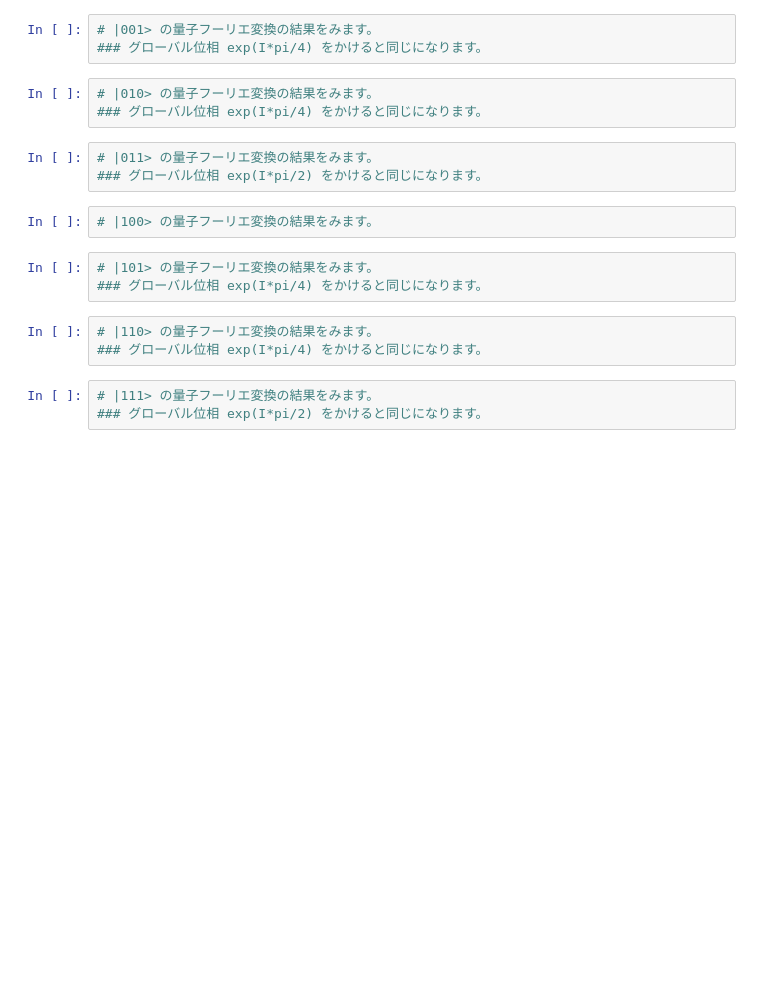
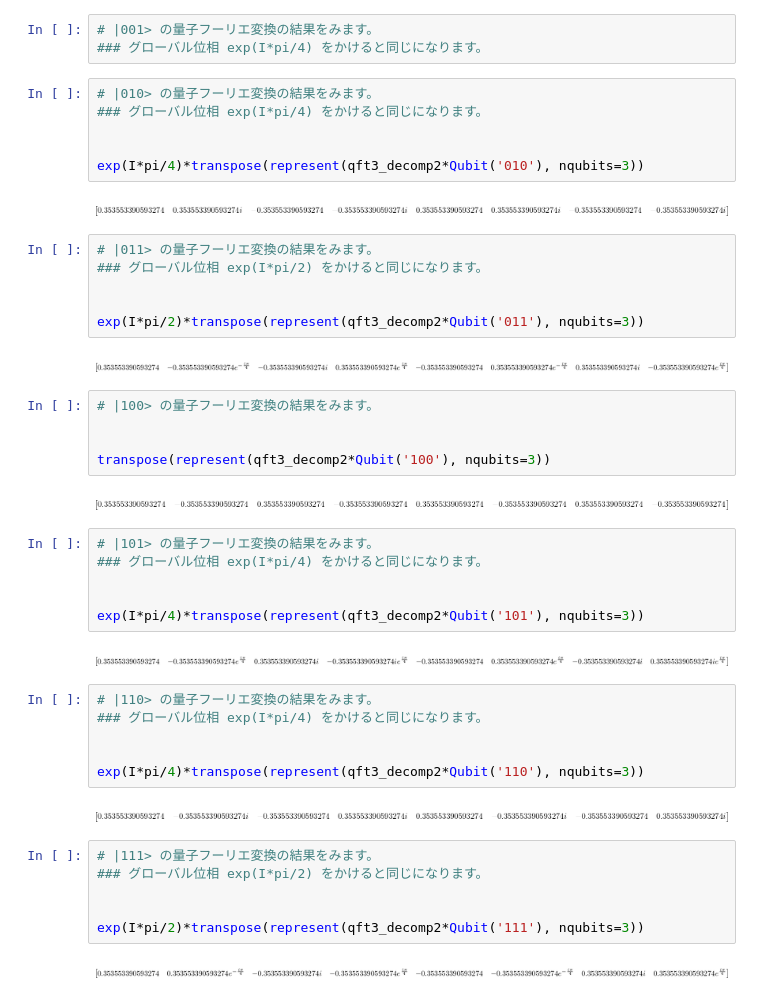
Before and after one commit to kyamaz/openql-notes, a Jupyter notebook: docs/20180521/sympy_programming_2_handout.ipynb, the cells around one changed output. Cells and saved outputs as stored; diff of their text form; blank space fills up the shorter version.

```diff
--- a/docs/20180521/sympy_programming_2_handout.ipynb
+++ b/docs/20180521/sympy_programming_2_handout.ipynb
@@ -298,17 +298,47 @@ represent(exp(I*pi/8)*X(0)*Rk(0,4)**(-1)*X(0)*Rk(0,4),nqubits=1)
 # %%
 # |010> の量子フーリエ変換の結果をみます。
 ### グローバル位相 exp(I*pi/4) をかけると同じになります。
+
+
+exp(I*pi/4)*transpose(represent(qft3_decomp2*Qubit('010'), nqubits=3))
+# %% [output]
+[figure, added]
 # %%
 # |011> の量子フーリエ変換の結果をみます。
 ### グローバル位相 exp(I*pi/2) をかけると同じになります。
+
+
+exp(I*pi/2)*transpose(represent(qft3_decomp2*Qubit('011'), nqubits=3))
+# %% [output]
+[figure, added]
 # %%
 # |100> の量子フーリエ変換の結果をみます。
+
+
+transpose(represent(qft3_decomp2*Qubit('100'), nqubits=3))
+# %% [output]
+[figure, added]
 # %%
 # |101> の量子フーリエ変換の結果をみます。
 ### グローバル位相 exp(I*pi/4) をかけると同じになります。
+
+
+exp(I*pi/4)*transpose(represent(qft3_decomp2*Qubit('101'), nqubits=3))
+# %% [output]
+[figure, added]
 # %%
 # |110> の量子フーリエ変換の結果をみます。
 ### グローバル位相 exp(I*pi/4) をかけると同じになります。
+
+
+exp(I*pi/4)*transpose(represent(qft3_decomp2*Qubit('110'), nqubits=3))
+# %% [output]
+[figure, added]
 # %%
 # |111> の量子フーリエ変換の結果をみます。
 ### グローバル位相 exp(I*pi/2) をかけると同じになります。
+
+
+exp(I*pi/2)*transpose(represent(qft3_decomp2*Qubit('111'), nqubits=3))
+# %% [output]
+[figure, added]
```
